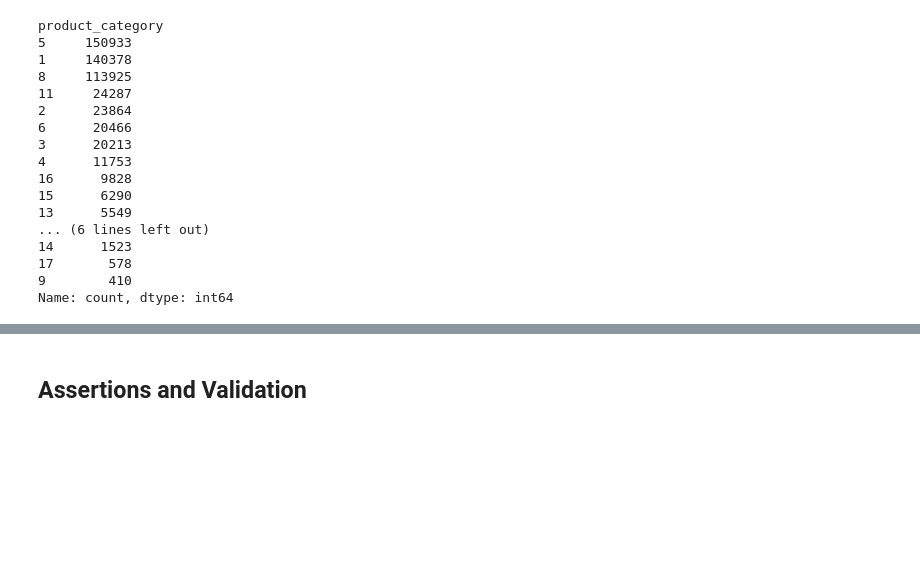
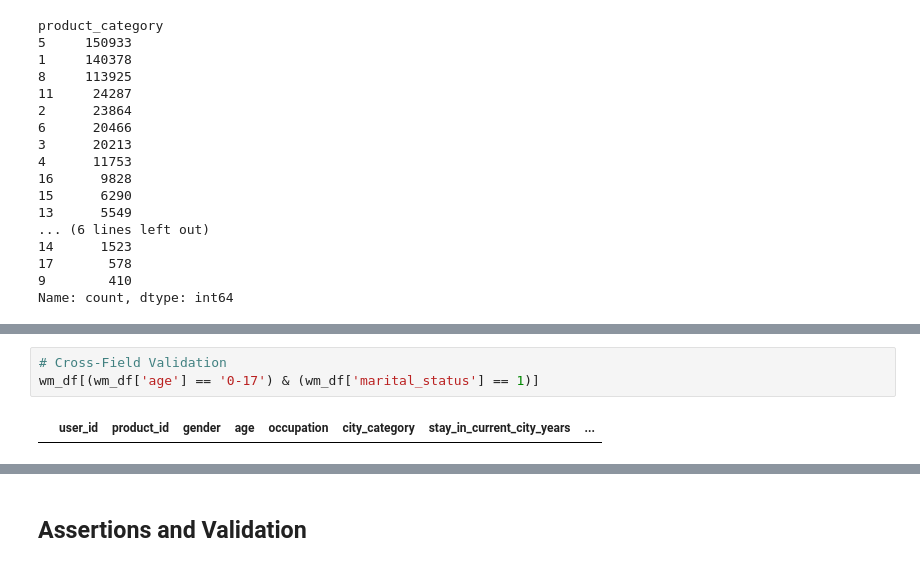
Before and after one commit to jyothisable/Walmart-EDA, a Jupyter notebook: walmart.ipynb, the cells around one changed output, grey strips where cells are left out. Saved outputs shown, nothing was run; the diff lists cells and outputs as text; blank space fills up the shorter version.

Commit message:
Data Validation and Relationships done

```diff
--- a/walmart.ipynb
+++ b/walmart.ipynb
@@ -365,0 +378,5 @@ Name: count, dtype: int64
+# %%
+# Cross-Field Validation
+wm_df[(wm_df['age'] == '0-17') & (wm_df['marital_status'] == 1)]
+# %% [output]
+|  | user_id | product_id | gender | age | occupation | city_category | stay_in_current_city_years | ... |
```
Also changed, not shown: parts of 7 cells of this notebook.
